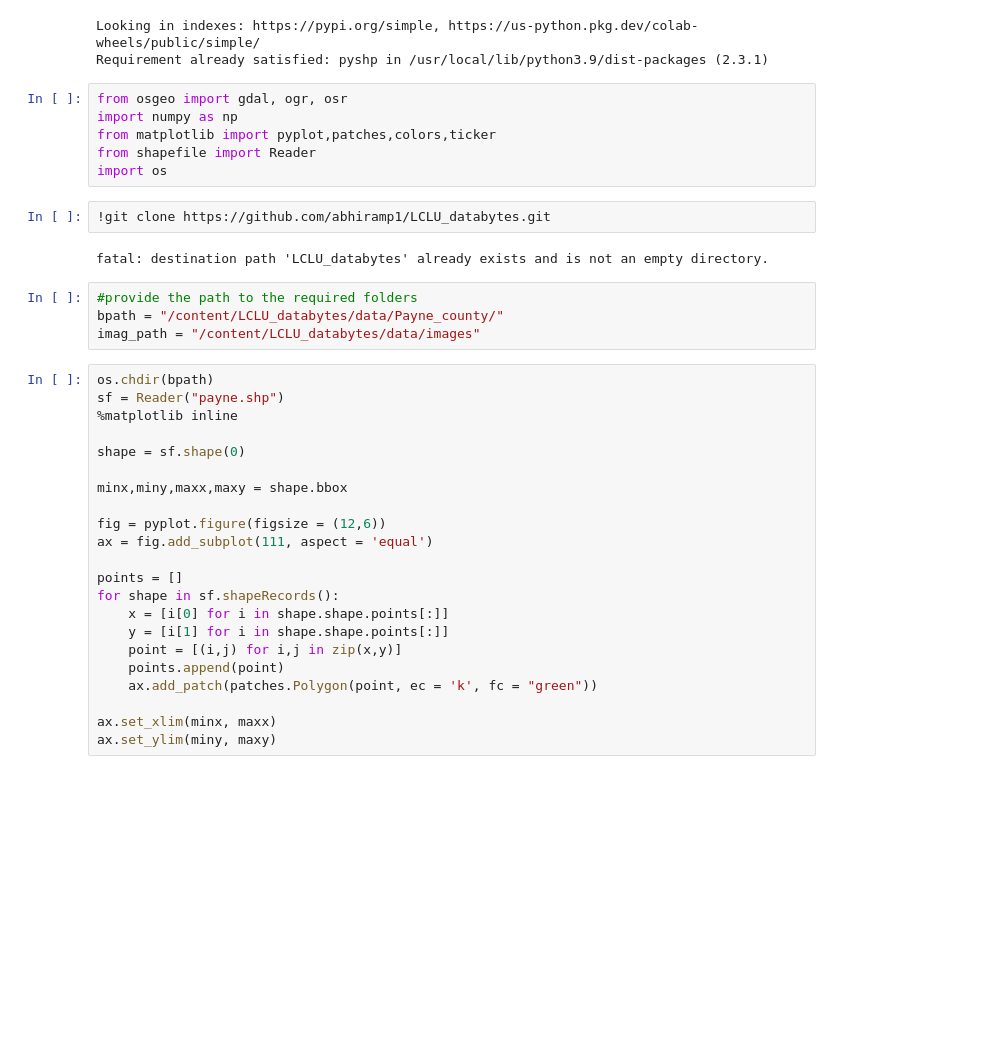
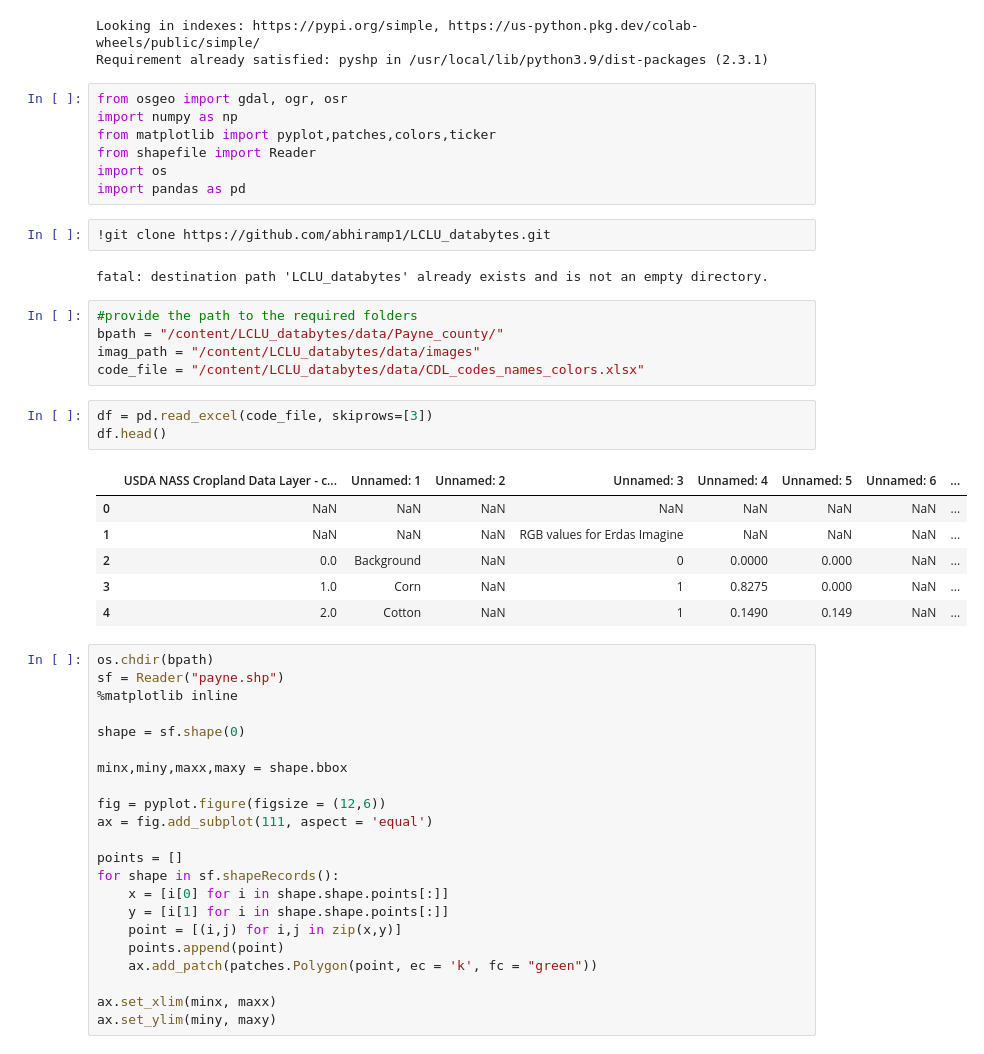
Before and after one commit to abhiramp1/LCLU_databytes, a Jupyter notebook: LCLU.ipynb, the cells around one changed output. Drawn from its saved outputs; the diff is of its cells as text; blank space fills up the shorter version.

```diff
--- a/LCLU.ipynb
+++ b/LCLU.ipynb
@@ -11,6 +11,7 @@ import numpy as np
 from matplotlib import pyplot,patches,colors,ticker
 from shapefile import Reader
 import os
+import pandas as pd
 # %%
 !git clone https://github.com/abhiramp1/LCLU_databytes.git
 # %% [output]
@@ -19,6 +20,17 @@ fatal: destination path 'LCLU_databytes' already exists and is not an empty dire
 #provide the path to the required folders
 bpath = "/content/LCLU_databytes/data/Payne_county/"
 imag_path = "/content/LCLU_databytes/data/images"
+code_file = "/content/LCLU_databytes/data/CDL_codes_names_colors.xlsx"
+# %%
+df = pd.read_excel(code_file, skiprows=[3])
+df.head()
+# %% [output]
+|  | USDA NASS Cropland Data Layer - c... | Unnamed: 1 | Unnamed: 2 | Unnamed: 3 | Unnamed: 4 | Unnamed: 5 | Unnamed: 6 | ... |
+| 0 | NaN | NaN | NaN | NaN | NaN | NaN | NaN | ... |
+| 1 | NaN | NaN | NaN | RGB values for Erdas Imagine | NaN | NaN | NaN | ... |
+| 2 | 0.0 | Background | NaN | 0 | 0.0000 | 0.000 | NaN | ... |
+| 3 | 1.0 | Corn | NaN | 1 | 0.8275 | 0.000 | NaN | ... |
+| 4 | 2.0 | Cotton | NaN | 1 | 0.1490 | 0.149 | NaN | ... |
 # %%
 os.chdir(bpath)
 sf = Reader("payne.shp")
```
